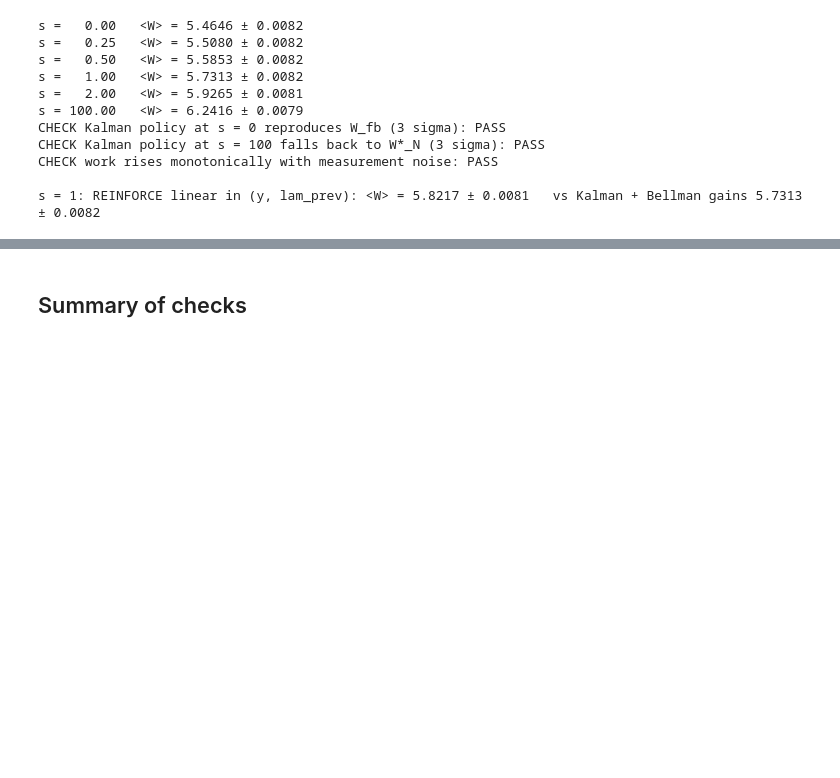
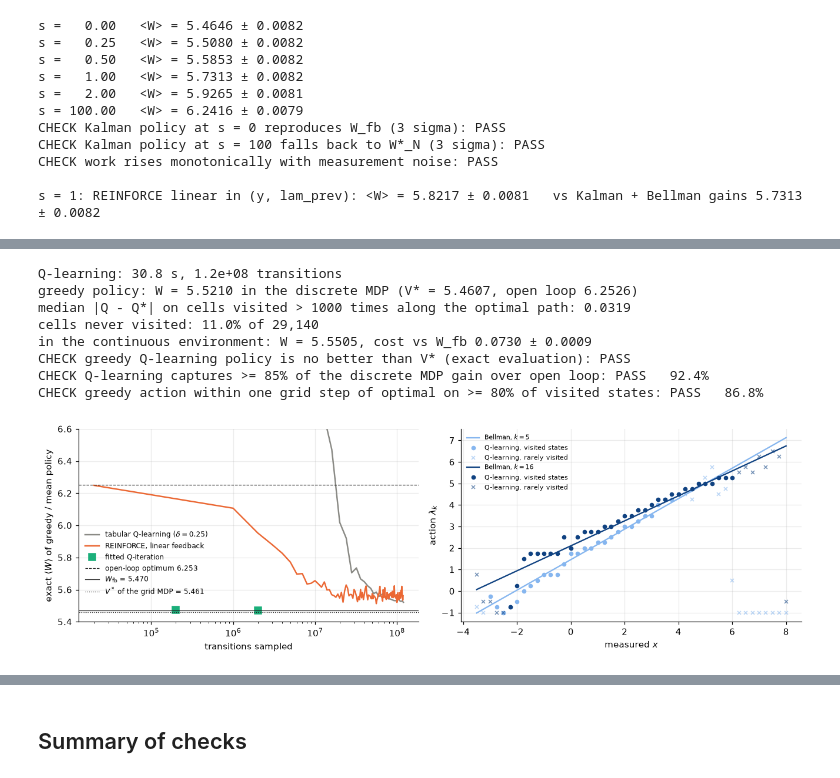
Before and after one commit to wangzijun000/COMP2026, a Jupyter notebook: agentic/12_Reinforcement_Learning/Optimal_Trap_Dragging.ipynb, the cells around one changed output, grey strips where cells are left out. Drawn from its saved outputs; the diff is of its cells as text; code cells hidden in the pictures; blank space fills up the shorter version.

```diff
--- a/agentic/12_Reinforcement_Learning/Optimal_Trap_Dragging.ipynb
+++ b/agentic/12_Reinforcement_Learning/Optimal_Trap_Dragging.ipynb
@@ -702,0 +714,19 @@ $(x,u)$ grid.
+# %%
+def paired_cost(policy, M=200_000, seed=99):
+    # same seed -> same x_0 and the same thermal kicks for both policies
+    w1, *_ = trap.run_episodes(policy, M, N, TF, DL, np.random.default_rng(seed))
+    w0, *_ = trap.run_episodes(trap.feedback_policy(G_fb), M, N, TF, DL, np.random.default_rng(seed))
+    d = w1.sum(1) - w0.sum(1)
+    return w1.sum(1).mean(), d.mean(), d.std() / np.sqrt(M)
+
+print(' dx = du   table entries   V* of discrete MDP   W in continuous env   cost vs W_fb (paired)')
+grids, costs = {}, []
+for h in [0.5, 0.25, 0.125]:
+    mdp = trap.discrete_mdp(h, h, N, TF, DL)
+    Qstar, Vstar = trap.value_iteration(mdp)
+    grids[h] = (mdp, Qstar, Vstar)
+    check(f'value iteration is self-consistent at dx = {h} (1e-10)', abs(trap.eval_tabular(Qstar.argmin(2), mdp) - Vstar) < 1e-10)
+    Wc, dc, ec = paired_cost(trap.tabular_policy(Qstar.argmin(2), mdp))
+    costs.append(dc)
+    print(f'  {h:5.3f}     {Qstar.size:9,d}        {Vstar:.4f}              {Wc:.4f}            {dc:.4f} ± {ec:.4f}')
+check('discretization cost falls as the grid is refined', costs[0] > costs[1] > costs[2] > 0, np.round(costs, 4))
@@ -702,0 +752,52 @@ $(x,u)$ grid.
+# %%
+mdp, Qstar, Vstar = grids[0.25]
+t0 = time.time()
+Qq, nq, curve_q = agents.q_learning(mdp, 6_000_000, B=2000, eps=0.2, omega=0.7, seed=0, every=100)
+print(f'Q-learning: {time.time() - t0:.1f} s, {6_000_000 * N:.1e} transitions')
+pol_q, pol_star = agents.greedy_tabular(Qq, nq), Qstar.argmin(2)
+W_q = trap.eval_tabular(pol_q, mdp)
+frac = (W_star_N - W_q) / (W_star_N - Vstar)
+p, occ = mdp['p0'].copy(), np.zeros(pol_star.shape)          # where the optimal policy actually goes
+for kk in range(N):
+    occ[kk] = p; p = p @ mdp['P'][np.arange(len(mdp['X'])), pol_star[kk]]
+imp = occ > 1e-3
+near = np.mean(np.abs(mdp['U'][pol_q[imp]] - mdp['U'][pol_star[imp]]) <= 0.25 + 1e-9)
+well = np.broadcast_to(imp[:, :, None], Qq.shape) & (nq > 1000)
+print(f'greedy policy: W = {W_q:.4f} in the discrete MDP (V* = {Vstar:.4f}, open loop {W_star_N:.4f})')
+print(f'median |Q - Q*| on cells visited > 1000 times along the optimal path: {np.median(np.abs(Qq - Qstar)[well]):.4f}')
+print(f'cells never visited: {np.mean(nq == 0):.1%} of {nq.size:,}')
+Wc, dc, ec = paired_cost(trap.tabular_policy(pol_q, mdp))
+print(f'in the continuous environment: W = {Wc:.4f}, cost vs W_fb {dc:.4f} ± {ec:.4f}')
+check('greedy Q-learning policy is no better than V* (exact evaluation)', W_q >= Vstar - 1e-12)
+check('Q-learning captures >= 85% of the discrete MDP gain over open loop', frac >= 0.85, f'{frac:.1%}')
+check('greedy action within one grid step of optimal on >= 80% of visited states', near >= 0.8, f'{near:.1%}')
+
+fig, ax = plt.subplots(1, 2, figsize=(12, 3.8))
+ax[0].semilogx(curve_q[:, 0] * N, curve_q[:, 1], color=C_LIN, label=r'tabular Q-learning ($\delta=0.25$)')
+cf = fb_runs[0][2]
+ax[0].semilogx(np.maximum(cf[:, 0], 1) * 1000 * N, cf[:, 1], color=C_FB, label='REINFORCE, linear feedback')
+ax[0].semilogx([1e4 * N, 1e5 * N], [trap.eval_linear_policy(fqi[m], N, TF, DL) for m in (10_000, 100_000)], 's',
+               color=C_FQI, ms=8, label='fitted Q-iteration')
+for y, lab, ls in [(W_star_N, f'open-loop optimum {W_star_N:.3f}', '--'), (W_fb, rf'$W_{{\rm fb}}$ = {W_fb:.3f}', '-'),
+                   (Vstar, rf'$V^*$ of the grid MDP = {Vstar:.3f}', ':')]:
+    ax[0].axhline(y, color=C_INK, lw=0.8, ls=ls, label=lab)
+ax[0].set_ylim(5.4, 6.6); ax[0].set_xlabel('transitions sampled'); ax[0].set_ylabel(r'exact $\langle W\rangle$ of greedy / mean policy')
+ax[0].legend(fontsize=8, loc='lower left', bbox_to_anchor=(0.0, 0.1))
+X_, U_ = mdp['X'], mdp['U']
+for kk, col in [(4, '#86b6ef'), (15, '#104281')]:
+    ax[1].plot(X_, G_fb[kk, 0] * X_ + G_fb[kk, 2], color=col, lw=1.5, label=f'Bellman, $k={kk + 1}$')
+    m_ = imp[kk]
+    ax[1].plot(X_[m_], U_[pol_q[kk, m_]], 'o', color=col, ms=4, label=f'Q-learning, visited states')
+    ax[1].plot(X_[~m_], U_[pol_q[kk, ~m_]], 'x', color=col, ms=4, alpha=0.6, label='Q-learning, rarely visited')
+ax[1].set_xlabel('measured $x$'); ax[1].set_ylabel(r'action $\lambda_k$'); ax[1].legend(fontsize=7)
+plt.tight_layout(); plt.show()
+# %% [output]
+Q-learning: 30.8 s, 1.2e+08 transitions
+greedy policy: W = 5.5210 in the discrete MDP (V* = 5.4607, open loop 6.2526)
+median |Q - Q*| on cells visited > 1000 times along the optimal path: 0.0319
+cells never visited: 11.0% of 29,140
+in the continuous environment: W = 5.5505, cost vs W_fb 0.0730 ± 0.0009
+CHECK greedy Q-learning policy is no better than V* (exact evaluation): PASS
+CHECK Q-learning captures >= 85% of the discrete MDP gain over open loop: PASS   92.4%
+CHECK greedy action within one grid step of optimal on >= 80% of visited states: PASS   86.8%
+[figure, added]
```
Also changed, not shown: parts of 7 cells of this notebook, 1 other file.
